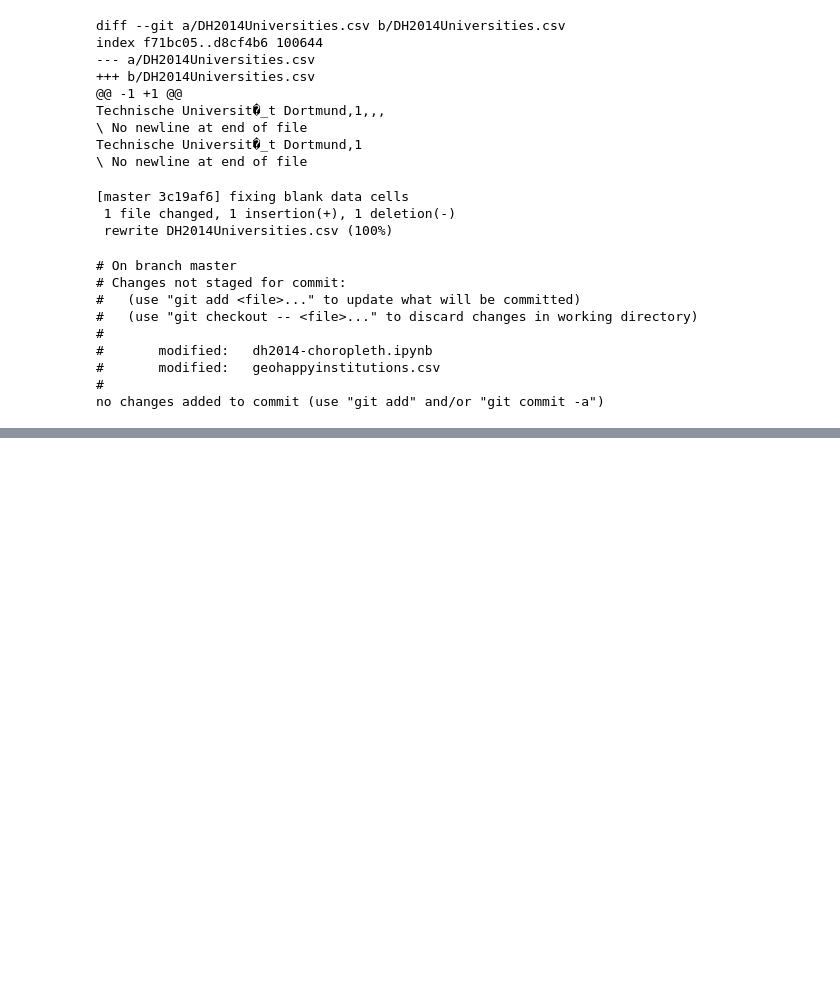
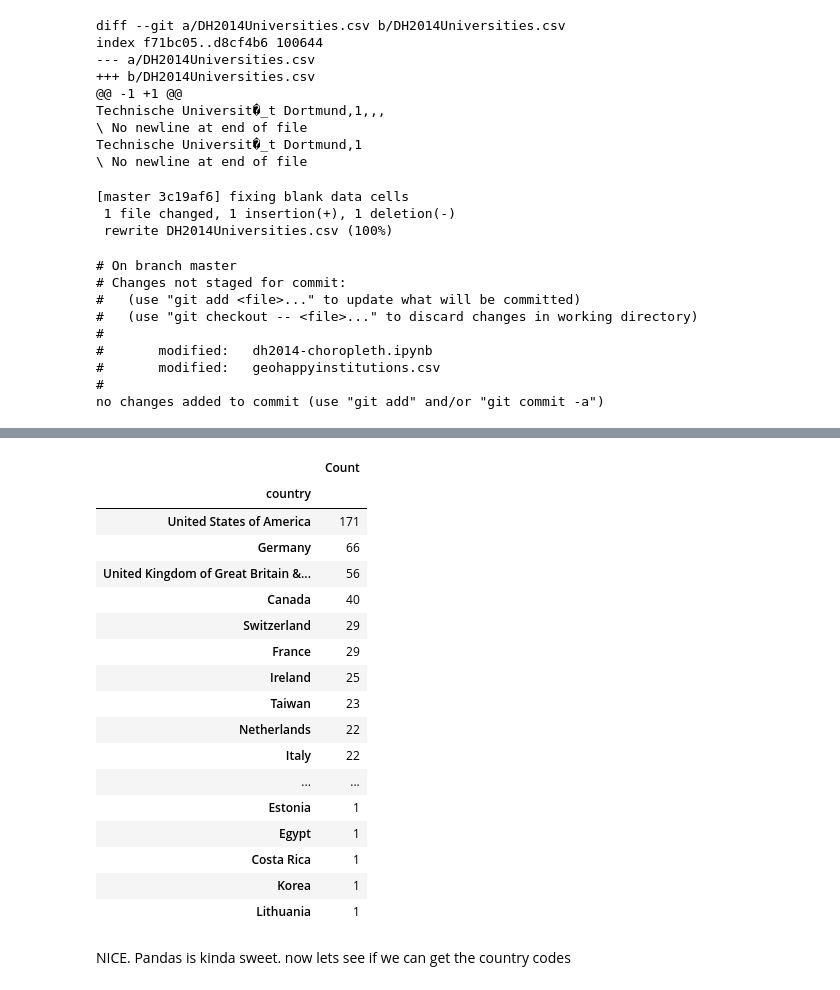
Before and after one commit to mcburton/dh2014-grok, a Jupyter notebook: dh2014-choropleth.ipynb, the cells around one changed output, grey strips where cells are left out. Cells and saved outputs as stored; diff of their text form; code cells hidden in the pictures; blank space fills up the shorter version.

```diff
--- a/dh2014-choropleth.ipynb
+++ b/dh2014-choropleth.ipynb
@@ -255,0 +299,25 @@ no changes added to commit (use "git add" and/or "git commit -a")
+# %%
+countries = pandas.read_csv('countries.csv')
+countryAggregated = countries.groupby('country').sum()
+countryAggregated.sort('Count', ascending=False)
+# %% [output]
+|  | Count |
+| country |  |
+| United States of America | 171 |
+| Germany | 66 |
+| United Kingdom of Great Britain &... | 56 |
+| Canada | 40 |
+| Switzerland | 29 |
+| France | 29 |
+| Ireland | 25 |
+| Taiwan | 23 |
+| Netherlands | 22 |
+| Italy | 22 |
+| ... | ... |
+| Estonia | 1 |
+| Egypt | 1 |
+| Costa Rica | 1 |
+| Korea | 1 |
+| Lithuania | 1 |
+# %% [markdown]
+NICE. Pandas is kinda sweet. now lets see if we can get the country codes
```
Also changed, not shown: parts of 15 cells of this notebook, 1 other file.
